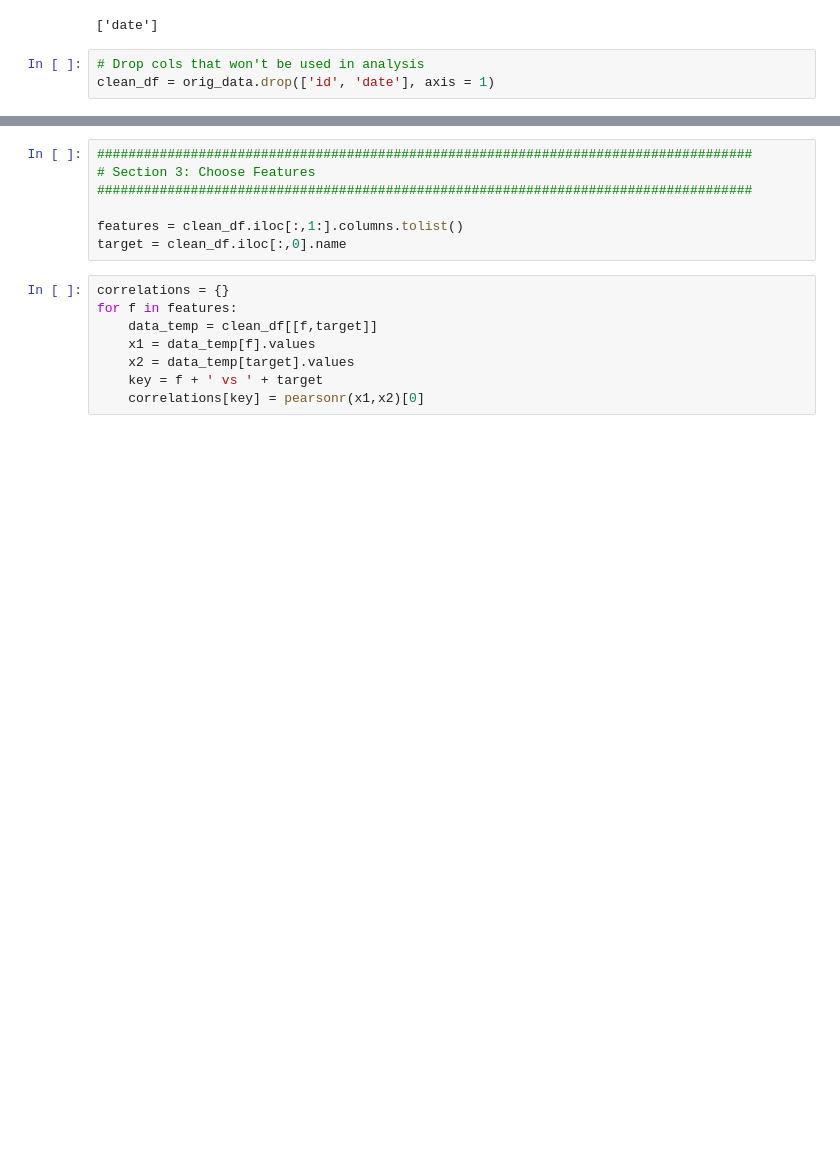
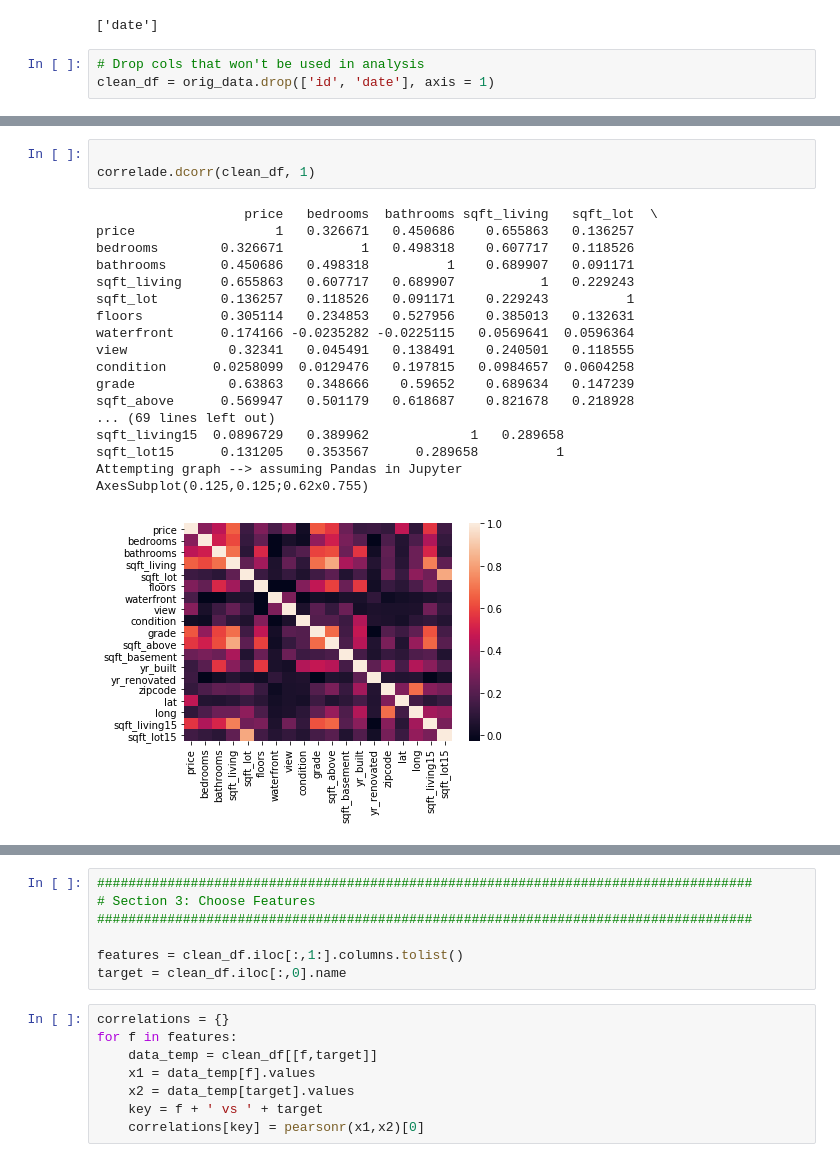
Before and after one commit to colemai/ml-python, a Jupyter notebook: kaggle/Kag1-predict-house-price.ipynb, the cells around one changed output, grey strips where cells are left out. Drawn from its saved outputs; the diff is of its cells as text; blank space fills up the shorter version.

Commit message:
Implemented correlade

```diff
--- a/kaggle/Kag1-predict-house-price.ipynb
+++ b/kaggle/Kag1-predict-house-price.ipynb
@@ -82,0 +110,22 @@ clean_df = orig_data.drop(['id', 'date'], axis = 1)
+# %%
+
+correlade.dcorr(clean_df, 1)
+# %% [output]
+                   price   bedrooms  bathrooms sqft_living   sqft_lot  \
+price                  1   0.326671   0.450686    0.655863   0.136257
+bedrooms        0.326671          1   0.498318    0.607717   0.118526
+bathrooms       0.450686   0.498318          1    0.689907   0.091171
+sqft_living     0.655863   0.607717   0.689907           1   0.229243
+sqft_lot        0.136257   0.118526   0.091171    0.229243          1
+floors          0.305114   0.234853   0.527956    0.385013   0.132631
+waterfront      0.174166 -0.0235282 -0.0225115   0.0569641  0.0596364
+view             0.32341   0.045491   0.138491    0.240501   0.118555
+condition      0.0258099  0.0129476   0.197815   0.0984657  0.0604258
+grade            0.63863   0.348666    0.59652    0.689634   0.147239
+sqft_above      0.569947   0.501179   0.618687    0.821678   0.218928
+... (69 lines left out)
+sqft_living15  0.0896729   0.389962             1   0.289658
+sqft_lot15      0.131205   0.353567      0.289658          1
+Attempting graph --> assuming Pandas in Jupyter
+AxesSubplot(0.125,0.125;0.62x0.755)
+[figure, added]
```
Also changed, not shown: parts of 6 cells of this notebook.
